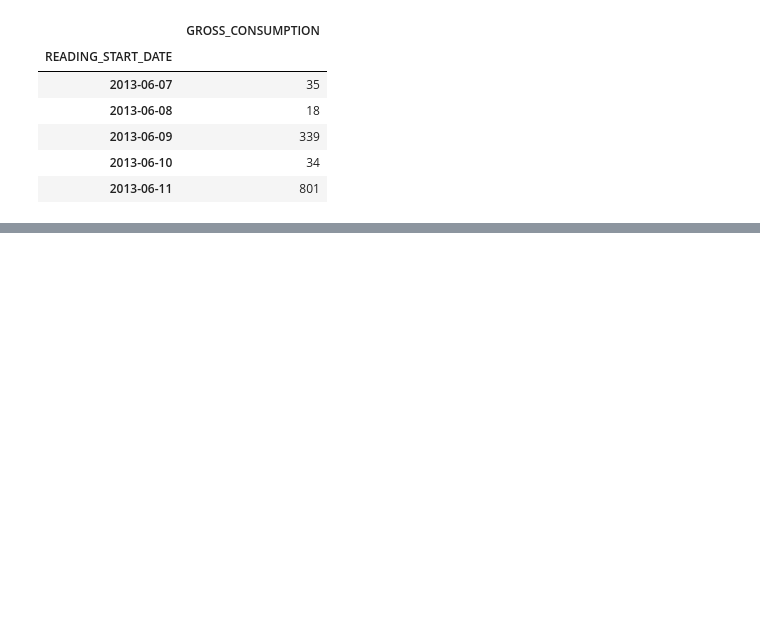
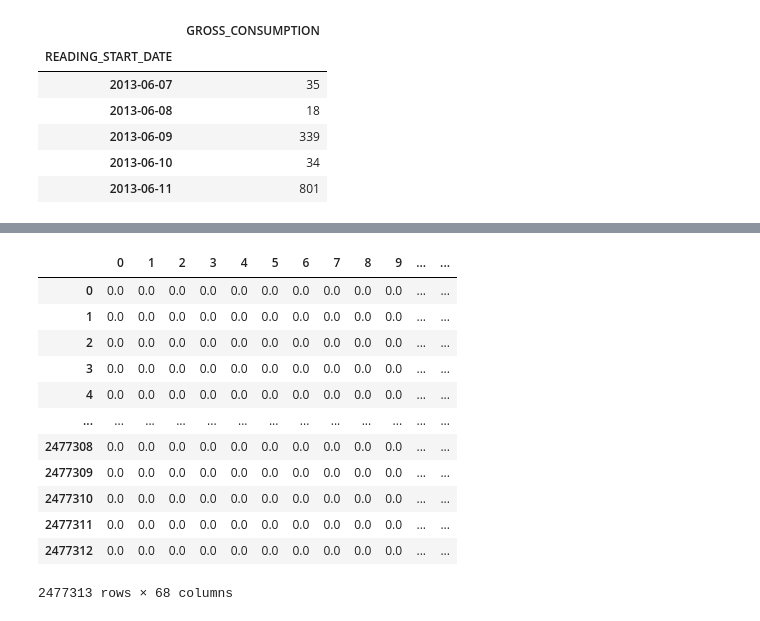
Before and after one commit to wiem-azzabi/Smart_Meter, a Jupyter notebook: water-meter2.ipynb, the cells around one changed output, grey strips where cells are left out. Cells and saved outputs as stored; diff of their text form; code cells hidden in the pictures; blank space fills up the shorter version.

```diff
--- a/water-meter2.ipynb
+++ b/water-meter2.ipynb
@@ -371,2 +244,7 @@ See the caveats in the documentation: https://pandas.pydata.org/pandas-docs/stab
+# %%
+pd.to_datetime(data["READING_START_DATE"])
+pd.to_datetime(data["READING_END_DATE"])
+data["READING_START_DATE"]=pd.to_datetime(data["READING_START_DATE"])
+data["READING_END_DATE"]=pd.to_datetime(data["READING_END_DATE"])
 # %%
 df.info()
@@ -701,0 +778,3 @@ AttributeError: 'Series' object has no attribute 'value'
+# %%
+from sklearn.preprocessing import OneHotEncoder
+encoder = OneHotEncoder(handle_unknown='ignore')
@@ -701,0 +820,20 @@ AttributeError: 'Series' object has no attribute 'value'
+# %%
+datab = data
+# %%
+encoder_df = pd.DataFrame(encoder.fit_transform(datab[['POSTAL_TOWN']]).toarray())
+# %%
+encoder_df
+# %% [output]
+|  | 0 | 1 | 2 | 3 | 4 | 5 | 6 | 7 | 8 | 9 | ... | ... |
+| 0 | 0.0 | 0.0 | 0.0 | 0.0 | 0.0 | 0.0 | 0.0 | 0.0 | 0.0 | 0.0 | ... | ... |
+| 1 | 0.0 | 0.0 | 0.0 | 0.0 | 0.0 | 0.0 | 0.0 | 0.0 | 0.0 | 0.0 | ... | ... |
+| 2 | 0.0 | 0.0 | 0.0 | 0.0 | 0.0 | 0.0 | 0.0 | 0.0 | 0.0 | 0.0 | ... | ... |
+| 3 | 0.0 | 0.0 | 0.0 | 0.0 | 0.0 | 0.0 | 0.0 | 0.0 | 0.0 | 0.0 | ... | ... |
+| 4 | 0.0 | 0.0 | 0.0 | 0.0 | 0.0 | 0.0 | 0.0 | 0.0 | 0.0 | 0.0 | ... | ... |
+| ... | ... | ... | ... | ... | ... | ... | ... | ... | ... | ... | ... | ... |
+| 2477308 | 0.0 | 0.0 | 0.0 | 0.0 | 0.0 | 0.0 | 0.0 | 0.0 | 0.0 | 0.0 | ... | ... |
+| 2477309 | 0.0 | 0.0 | 0.0 | 0.0 | 0.0 | 0.0 | 0.0 | 0.0 | 0.0 | 0.0 | ... | ... |
+| 2477310 | 0.0 | 0.0 | 0.0 | 0.0 | 0.0 | 0.0 | 0.0 | 0.0 | 0.0 | 0.0 | ... | ... |
+| 2477311 | 0.0 | 0.0 | 0.0 | 0.0 | 0.0 | 0.0 | 0.0 | 0.0 | 0.0 | 0.0 | ... | ... |
+| 2477312 | 0.0 | 0.0 | 0.0 | 0.0 | 0.0 | 0.0 | 0.0 | 0.0 | 0.0 | 0.0 | ... | ... |
+2477313 rows × 68 columns
```
Also changed, not shown: parts of 65 cells of this notebook.
